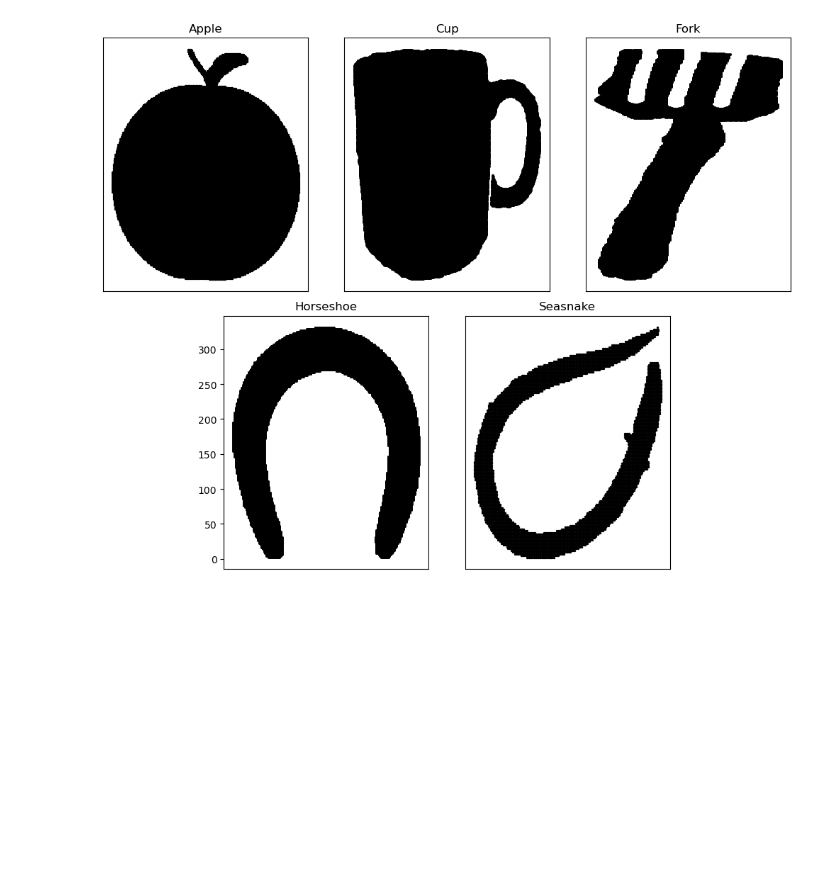
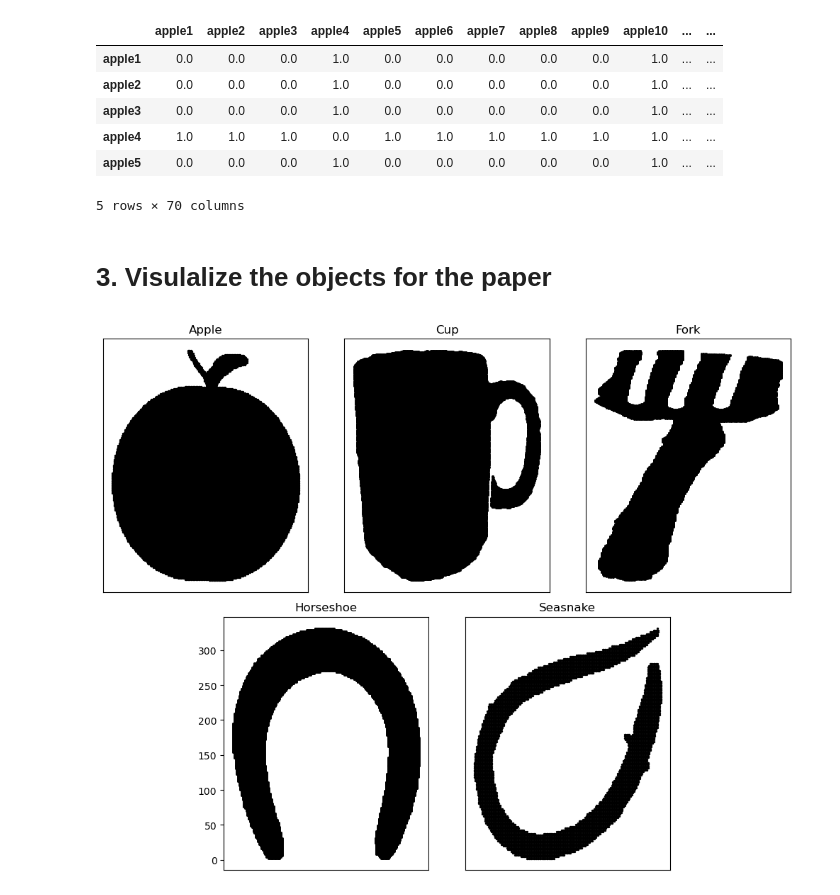
Before and after one commit to ishikaghosh2201/Mapper-Loss-Computation, a Jupyter notebook: workflow.ipynb, the cells around one changed output. Saved outputs shown, nothing was run; the diff lists cells and outputs as text; code cells hidden in the pictures; blank space fills up the shorter version.

```diff
--- a/workflow.ipynb
+++ b/workflow.ipynb
@@ -241,8 +196,8 @@ NameError: name 'generate_mapper' is not defined
 # %%
-apple_mappers = [generate_mapper(apple_files[i]) for i in range(10)]
-cup_mappers = [generate_mapper(cup_files[i]) for i in range(10)]
-fork_mappers = [generate_mapper(fork_files[i]) for i in range(10)]
-horseshoe_mappers = [generate_mapper(horseshoes_files[i]) for i in range(10)]
-seasnake_mappers = [generate_mapper(seasnake_files[i]) for i in range(10)]
-crown_mappers = [generate_mapper(crown_files[i]) for i in range(10)]
-heart_mappers = [generate_mapper(heart_files[i]) for i in range(10)]
+apple_mappers = [imc.generate_mapper(apple_files[i]) for i in range(10)]
+cup_mappers = [imc.generate_mapper(cup_files[i]) for i in range(10)]
+crown_mappers = [imc.generate_mapper(crown_files[i]) for i in range(10)]
+fork_mappers = [imc.generate_mapper(fork_files[i]) for i in range(10)]
+heart_mappers = [imc.generate_mapper(heart_files[i]) for i in range(10)]
+horseshoe_mappers = [imc.generate_mapper(horseshoes_files[i]) for i in range(10)]
+seasnake_mappers = [imc.generate_mapper(seasnake_files[i]) for i in range(10)]
@@ -256,8 +211,6 @@ horseshoe_dicts = {i+1: horseshoe_mappers[i] for i in range(len(horseshoe_mapper
 seasnake_dicts = {i+1: seasnake_mappers[i] for i in range(len(seasnake_mappers))}
 # %%
 # create a large dataframe with apple0, apple1, apple2, ... cup0, cup1, cup2, ... and keep it empty
-categories = ['apple', 'cup', 'crown', 'fork', 'horseshoe']
-
+categories = ['apple', 'cup', 'crown', 'fork', 'heart', 'horseshoe', 'seasnake']
 names = [categories[i]+ str(j+1) for i in range(len(categories)) for j in range(10)]
-
-df = pd.DataFrame(index=names, columns=names)
+df = pd.DataFrame(index=names, columns=names, dtype=float)
@@ -263,0 +293,2 @@ df = pd.DataFrame(index=names, columns=names)
+# %%
+result_dict = parallel_compute_interleave(mapper_list)
@@ -263,0 +334,6 @@ df = pd.DataFrame(index=names, columns=names)
+# %%
+for key, value in result_dict.items():
+    # check if there is a row column with the same name
+
+    df.loc[key[0], key[1]] = value
+    df.loc[key[1], key[0]] = value
@@ -264,3 +344,15 @@ df = pd.DataFrame(index=names, columns=names)
+# %%
+df.head()
+# %% [output]
+|  | apple1 | apple2 | apple3 | apple4 | apple5 | apple6 | apple7 | apple8 | apple9 | apple10 | ... | ... |
+| apple1 | 0.0 | 0.0 | 0.0 | 1.0 | 0.0 | 0.0 | 0.0 | 0.0 | 0.0 | 1.0 | ... | ... |
+| apple2 | 0.0 | 0.0 | 0.0 | 1.0 | 0.0 | 0.0 | 0.0 | 0.0 | 0.0 | 1.0 | ... | ... |
+| apple3 | 0.0 | 0.0 | 0.0 | 1.0 | 0.0 | 0.0 | 0.0 | 0.0 | 0.0 | 1.0 | ... | ... |
+| apple4 | 1.0 | 1.0 | 1.0 | 0.0 | 1.0 | 1.0 | 1.0 | 1.0 | 1.0 | 1.0 | ... | ... |
+| apple5 | 0.0 | 0.0 | 0.0 | 1.0 | 0.0 | 0.0 | 0.0 | 0.0 | 0.0 | 1.0 | ... | ... |
+5 rows × 70 columns
+# %% [markdown]
+# 3. Visulalize the objects for the paper
 # %%
 apple = apple_files[0]
 cup = cup_files[7]
```
Also changed, not shown: parts of 19 cells of this notebook, 3 other files.
